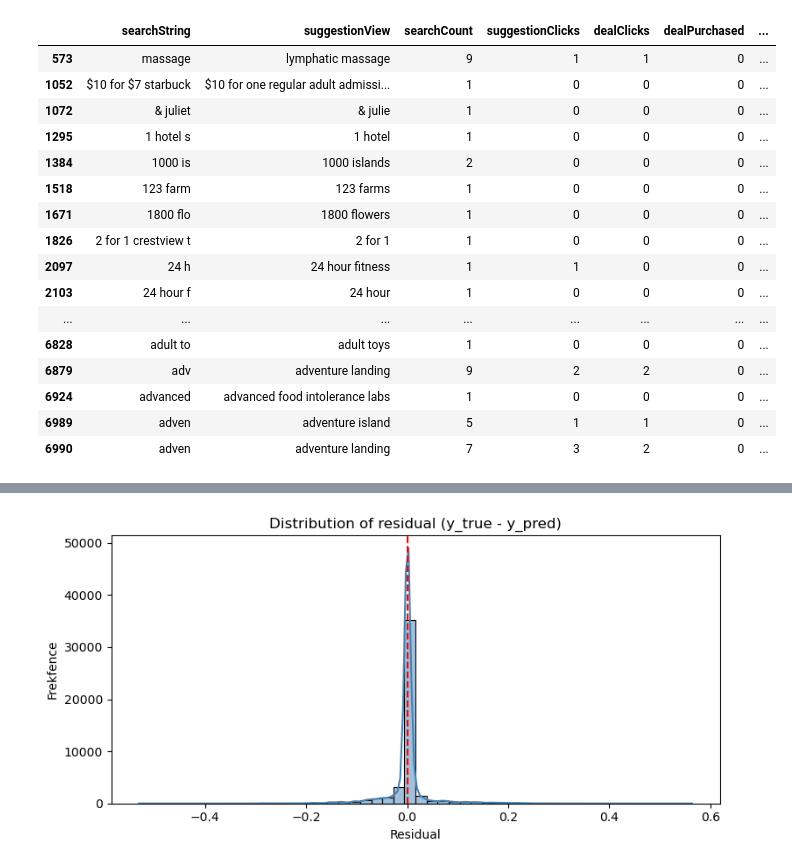
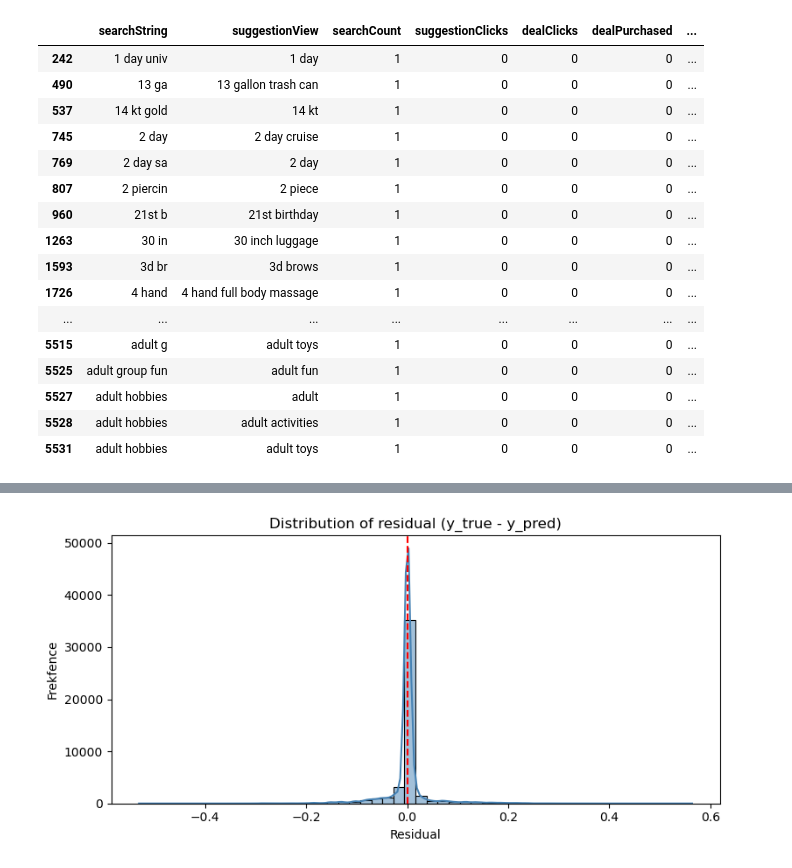
Before and after one commit to zphilippcz/research, a Jupyter notebook: suggest/suggest_model_train_test.ipynb, the cells around one changed output, grey strips where cells are left out. Saved outputs shown, nothing was run; the diff lists cells and outputs as text; code cells hidden in the pictures.

```diff
--- a/suggest/suggest_model_train_test.ipynb
+++ b/suggest/suggest_model_train_test.ipynb
@@ -17,6 +17,8 @@ pd.set_option('display.max_rows', None)
 
 # 1. load data
 df = pd.read_csv("/Users/zphilipp/Downloads/bq-results-20250730-130837-1753881075041.csv")
+df['searchString'] = df['searchString'].str.strip().str.lower()
+df['suggestionView'] = df['suggestionView'].str.strip().str.lower()
 
 # 2. agg
 grouped = df.groupby(['searchString', 'suggestionView'], as_index=False).agg({
@@ -38,16 +40,16 @@ def compute_label(row):
 
     # Assign meaningful funnel progression weights
     funnel_score = (
-        0.2 * ctr +         # Suggestion clicked
-        0.3 * deal_click_rate +  # Deal clicked after suggestion
-        0.4 * cvr               # Purchase after deal click
+        1.0 * ctr +
+        2.0 * deal_click_rate +
+        4.0 * cvr +
+        0.5 * int(row['dealPurchased'] > 0)
     )
-
     label = funnel_score
 
     # Bonus for purchase (strong signal)
-    if row['dealPurchased'] > 0:
-        label += 0.1
+    #if row['dealPurchased'] > 0:
+    #    label += 0.5
 
     # Bonus for is_exact_match (but not hard override)
     if row.get('is_exact_match', 0) == 1:
@@ -104,25 +106,25 @@ def add_text_features(df):
 grouped = add_text_features(grouped)
 grouped['label'] = grouped.apply(compute_label, axis=1)
 # %%
-grouped.query("label > 0.3 and label < 0.4").head(100)
+grouped.query("label > 0.2 and label < 0.3").head(100)
 # %% [output]
 |  | searchString | suggestionView | searchCount | suggestionClicks | dealClicks | dealPurchased | ... |
-| 573 | massage | lymphatic massage | 9 | 1 | 1 | 0 | ... |
-| 1052 | $10 for $7 starbuck | $10 for one regular adult admissi... | 1 | 0 | 0 | 0 | ... |
-| 1072 | & juliet | & julie | 1 | 0 | 0 | 0 | ... |
-| 1295 | 1 hotel s | 1 hotel | 1 | 0 | 0 | 0 | ... |
-| 1384 | 1000 is | 1000 islands | 2 | 0 | 0 | 0 | ... |
-| 1518 | 123 farm | 123 farms | 1 | 0 | 0 | 0 | ... |
-| 1671 | 1800 flo | 1800 flowers | 1 | 0 | 0 | 0 | ... |
-| 1826 | 2 for 1 crestview t | 2 for 1 | 1 | 0 | 0 | 0 | ... |
-| 2097 | 24 h | 24 hour fitness | 1 | 1 | 0 | 0 | ... |
-| 2103 | 24 hour f | 24 hour | 1 | 0 | 0 | 0 | ... |
+| 242 | 1 day univ | 1 day | 1 | 0 | 0 | 0 | ... |
+| 490 | 13 ga | 13 gallon trash can | 1 | 0 | 0 | 0 | ... |
+| 537 | 14 kt gold | 14 kt | 1 | 0 | 0 | 0 | ... |
+| 745 | 2 day | 2 day cruise | 1 | 0 | 0 | 0 | ... |
+| 769 | 2 day sa | 2 day | 1 | 0 | 0 | 0 | ... |
+| 807 | 2 piercin | 2 piece | 1 | 0 | 0 | 0 | ... |
+| 960 | 21st b | 21st birthday | 1 | 0 | 0 | 0 | ... |
+| 1263 | 30 in | 30 inch luggage | 1 | 0 | 0 | 0 | ... |
+| 1593 | 3d br | 3d brows | 1 | 0 | 0 | 0 | ... |
+| 1726 | 4 hand | 4 hand full body massage | 1 | 0 | 0 | 0 | ... |
 | ... | ... | ... | ... | ... | ... | ... | ... |
-| 6828 | adult to | adult toys | 1 | 0 | 0 | 0 | ... |
-| 6879 | adv | adventure landing | 9 | 2 | 2 | 0 | ... |
-| 6924 | advanced | advanced food intolerance labs | 1 | 0 | 0 | 0 | ... |
-| 6989 | adven | adventure island | 5 | 1 | 1 | 0 | ... |
-| 6990 | adven | adventure landing | 7 | 3 | 2 | 0 | ... |
+| 5515 | adult g | adult toys | 1 | 0 | 0 | 0 | ... |
+| 5525 | adult group fun | adult fun | 1 | 0 | 0 | 0 | ... |
+| 5527 | adult hobbies | adult | 1 | 0 | 0 | 0 | ... |
+| 5528 | adult hobbies | adult activities | 1 | 0 | 0 | 0 | ... |
+| 5531 | adult hobbies | adult toys | 1 | 0 | 0 | 0 | ... |
 # %%
 plt.hist(grouped['label'], bins=50, edgecolor='black')
 plt.title("Labels distribution (0–1)")
```
Also changed, not shown: parts of 3 cells of this notebook, 4 other files.
